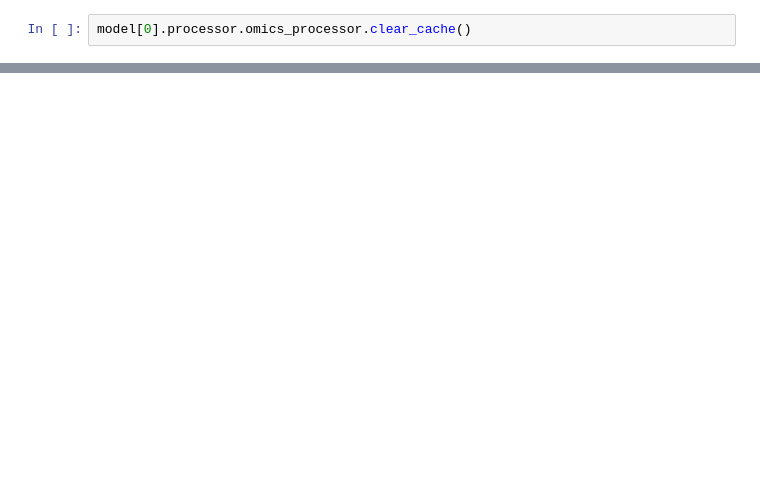
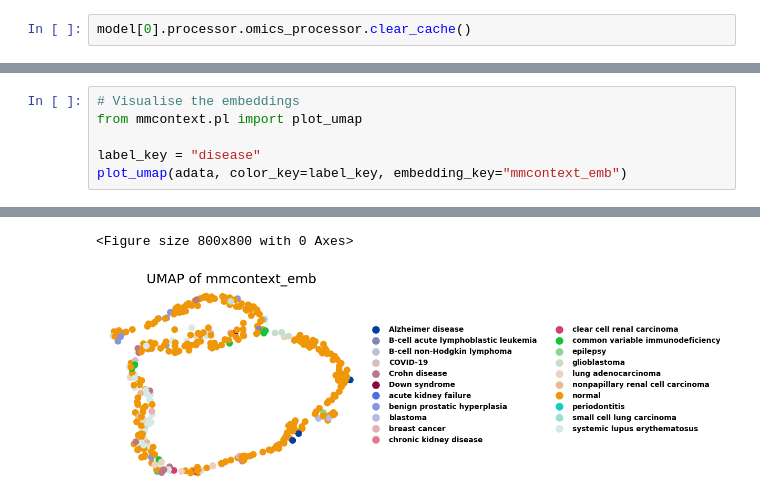
Before and after one commit to mengerj/mmcontext, a Jupyter notebook: exploratory/notebooks/mmcontext_train.ipynb, the cells around one changed output, grey strips where cells are left out. Drawn from its saved outputs; the diff is of its cells as text; blank space fills up the shorter version.

```diff
--- a/exploratory/notebooks/mmcontext_train.ipynb
+++ b/exploratory/notebooks/mmcontext_train.ipynb
@@ -235,0 +235,7 @@ adata_new = adata_infer.encode(batch_size=128)
+# %%
+# Visualise the embeddings
+from mmcontext.pl import plot_umap
+
+label_key = "disease"
+plot_umap(adata, color_key=label_key, embedding_key="mmcontext_emb")
+# %% [output]
@@ -235,0 +244,2 @@ adata_new = adata_infer.encode(batch_size=128)
+<Figure size 800x800 with 0 Axes>
+[figure, added]
```
Also changed, not shown: parts of 23 cells of this notebook.
